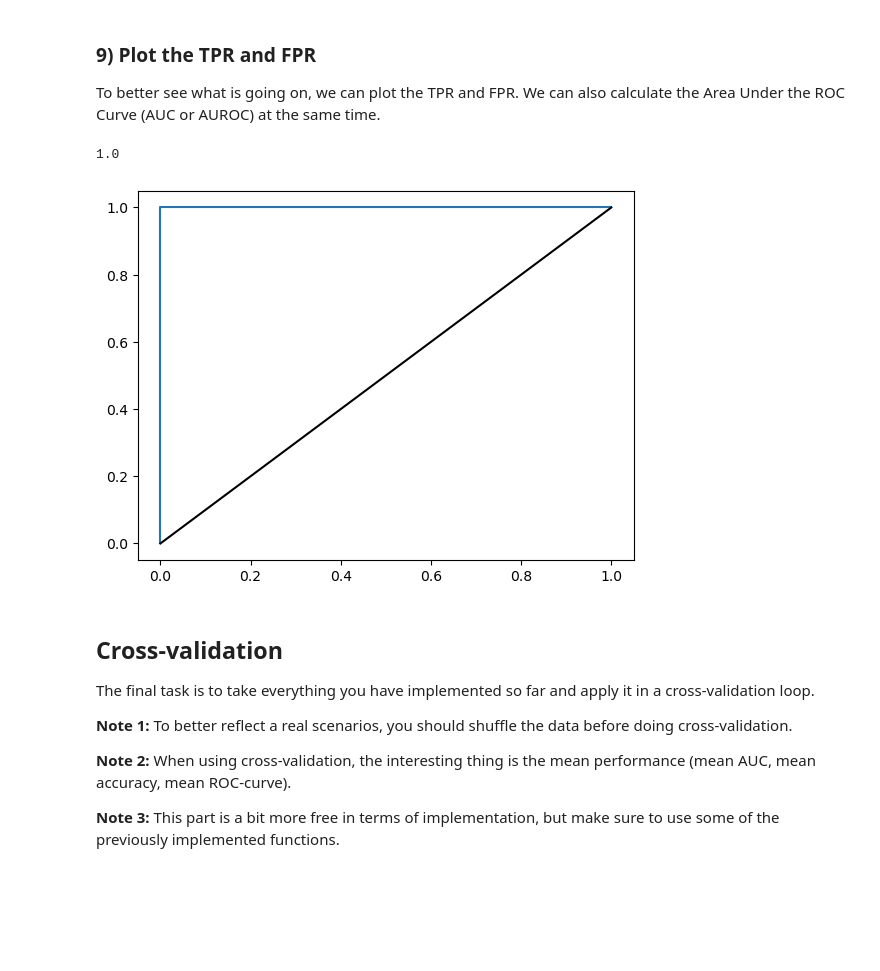
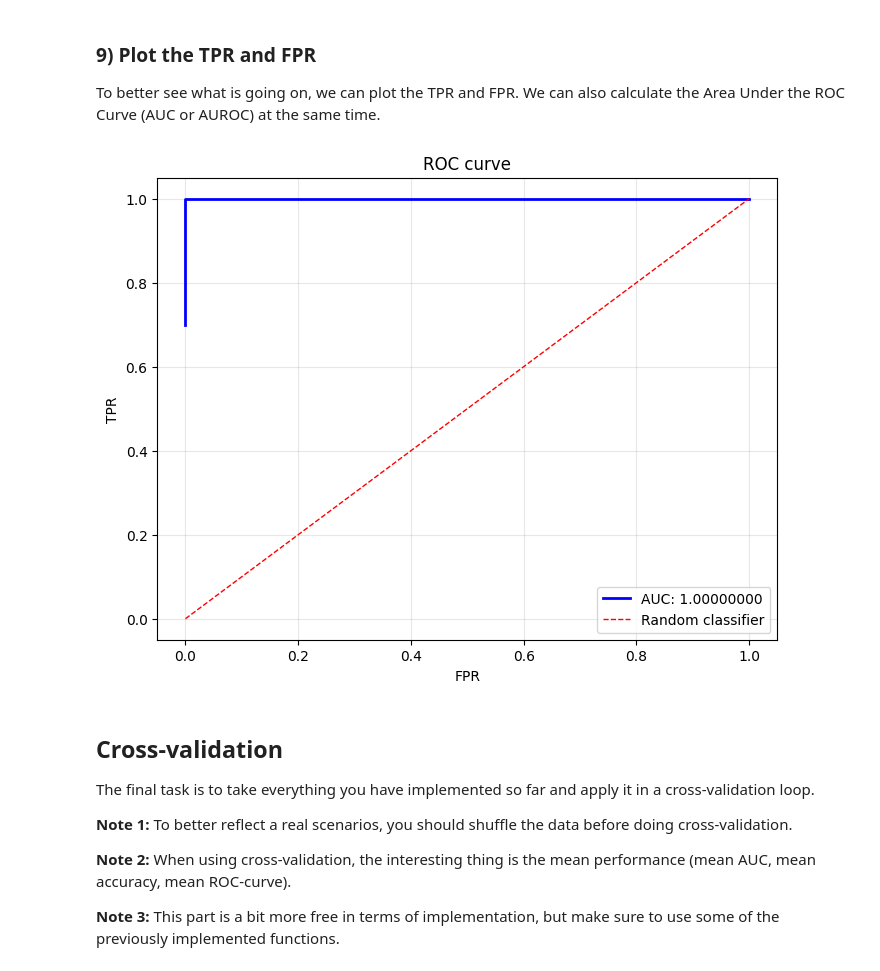
Before and after one commit to andrej-kutny/ml-naive-bayes, a Jupyter notebook: ML-Assignment 1 - Vladimir Giustacchini, Andrej Kutny.ipynb, the cells around one changed output. Drawn from its saved outputs; the diff is of its cells as text; code cells hidden in the pictures; blank space fills up the shorter version.

```diff
--- a/ML-Assignment 1 - Vladimir Giustacchini, Andrej Kutny.ipynb
+++ b/ML-Assignment 1 - Vladimir Giustacchini, Andrej Kutny.ipynb
@@ -428,0 +412,9 @@ print(setosa_versicolor_tpr, setosa_versicolor_fpr)
+# %%
+all_probabilities = setosa_probabilities + versicolor_probabilities
+
+all_labels = [0] * len(setosa_probabilities) + [1] * len(versicolor_probabilities)
+
+tpr, fpr = TPR_and_FPR(all_probabilities, all_labels)
+
+print("TPR:", [f"{t:.2f}" for t in tpr])
+print("FPR:", [f"{f:.2f}" for f in fpr])
@@ -434,26 +429,26 @@ How does the values change if you change the classes you compare?
 ### 9) Plot the TPR and FPR
 
 To better see what is going on, we can plot the TPR and FPR. We can also calculate the Area Under the ROC Curve (AUC or AUROC) at the same time.
-# %%
-def plot_ROC(TPR, FPR):
-
-    # TODO: Calculate the AUC score.
-    auc = -np.trapezoid(TPR, FPR) # the AUC is calculated using the trapezoidal rule, the minus is put in front of the function as FPR array is taken from threshold 0.0 to 1.0
-                                  # not viceversa
-    print(auc)
-    # TODO: Plot the TPR and FPR using plt (matplotlib)
-    plt.plot(FPR, TPR)
-
-    # TODO: Add a "middle-line" in the plot. This can be seen as the "better/worse than random" line.
-    plt.plot([0, 1], [0, 1], color="k")
-
-    plt.show()
-# %%
-# TODO: Test the plotting function on the TPR and FPR you just calculated.
-plot_ROC(setosa_versicolor_tpr, setosa_versicolor_fpr)
-# %% [output]
-1.0
-[figure, removed]
+# %%
+def plot_ROC(TPR, FPR, title="ROC curve"):
+    auc = -np.trapezoid(TPR, FPR)
+
+    plt.figure(figsize=(8, 6))
+    plt.plot(FPR, TPR, 'b-', linewidth=2, label=f'AUC: {auc:.8f}')
+
+    plt.plot([0, 1], [0, 1], 'r--', linewidth=1, label='Random classifier')
+
+    plt.xlabel('FPR')
+    plt.ylabel('TPR')
+    plt.title(title)
+    plt.legend(loc='lower right')
+    plt.grid(True, alpha=0.3)
+
+    plt.show()
+# %%
+plot_ROC(tpr, fpr)
+# %% [output]
+[figure, added]
 # %% [markdown]
 ## Cross-validation
 
```
Also changed, not shown: parts of 30 cells of this notebook.
